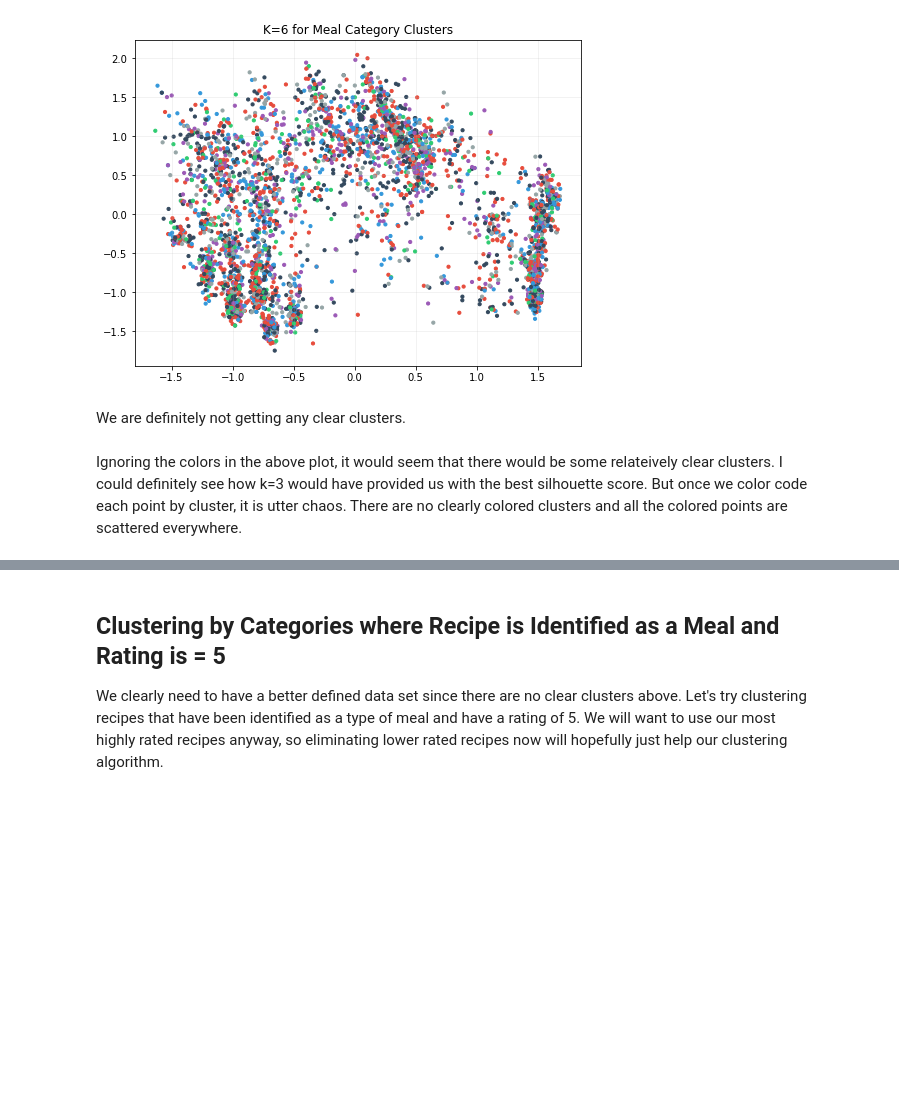
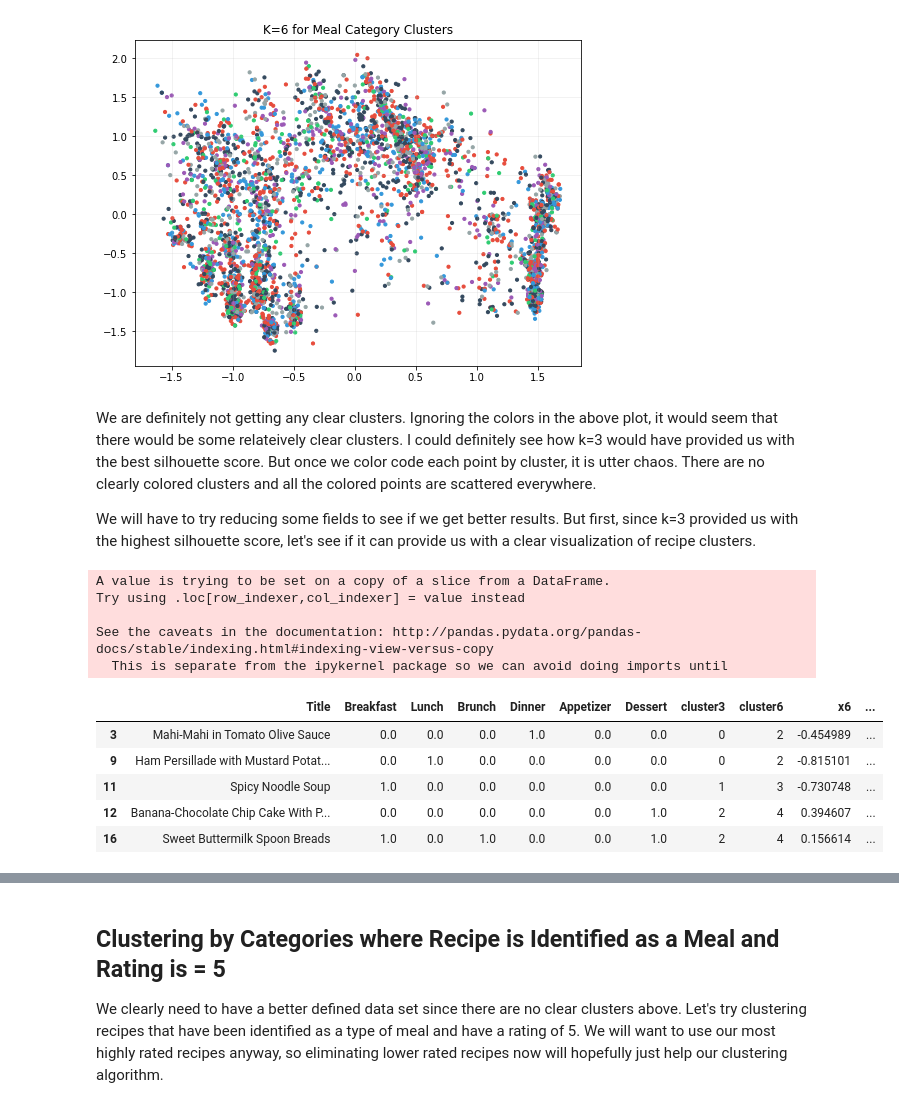
Before and after one commit to isabelvanzijl/Capstone-Project-2, a Jupyter notebook: Clustering.ipynb, the cells around one changed output, grey strips where cells are left out. Saved outputs shown, nothing was run; the diff lists cells and outputs as text; code cells hidden in the pictures; blank space fills up the shorter version.

```diff
--- a/Clustering.ipynb
+++ b/Clustering.ipynb
@@ -511,7 +528,28 @@ plt.title('K=6 for Meal Category Clusters')
 plt.grid(True, alpha=.2)
 # %% [output]
 [figure]
-# %% [markdown]
-We are definitely not getting any clear clusters.
 # %% [markdown]
-Ignoring the colors in the above plot, it would seem that there would be some relateively clear clusters. I could definitely see how k=3 would have provided us with the best silhouette score. But once we color code each point by cluster, it is utter chaos. There are no clearly colored clusters and all the colored points are scattered everywhere.
+We are definitely not getting any clear clusters. Ignoring the colors in the above plot, it would seem that there would be some relateively clear clusters. I could definitely see how k=3 would have provided us with the best silhouette score. But once we color code each point by cluster, it is utter chaos. There are no clearly colored clusters and all the colored points are scattered everywhere.
+
+We will have to try reducing some fields to see if we get better results. But first, since k=3 provided us with the highest silhouette score, let's see if it can provide us with a clear visualization of recipe clusters.
+# %%
+# build dataframe
+pca_df3 = pd.DataFrame(np.matrix(pca.fit_transform(categories_matrix_meals)), columns=['x','y'])
+clusters_meals_df['x3'], clusters_meals_df['y3'] = pca_df3.loc[:,'x'], pca_df.loc[:,'y']
+
+# initiate dictionary of cluster centers
+cluster_centers_3 = kmeans_3.cluster_centers_
+
+clusters_meals_df.head()
+# %% [output]
+A value is trying to be set on a copy of a slice from a DataFrame.
+Try using .loc[row_indexer,col_indexer] = value instead
+
+See the caveats in the documentation: http://pandas.pydata.org/pandas-docs/stable/indexing.html#indexing-view-versus-copy
+  This is separate from the ipykernel package so we can avoid doing imports until
+|  | Title | Breakfast | Lunch | Brunch | Dinner | Appetizer | Dessert | cluster3 | cluster6 | x6 | ... |
+| 3 | Mahi-Mahi in Tomato Olive Sauce | 0.0 | 0.0 | 0.0 | 1.0 | 0.0 | 0.0 | 0 | 2 | -0.454989 | ... |
+| 9 | Ham Persillade with Mustard Potat... | 0.0 | 1.0 | 0.0 | 0.0 | 0.0 | 0.0 | 0 | 2 | -0.815101 | ... |
+| 11 | Spicy Noodle Soup | 1.0 | 0.0 | 0.0 | 0.0 | 0.0 | 0.0 | 1 | 3 | -0.730748 | ... |
+| 12 | Banana-Chocolate Chip Cake With P... | 0.0 | 0.0 | 0.0 | 0.0 | 0.0 | 1.0 | 2 | 4 | 0.394607 | ... |
+| 16 | Sweet Buttermilk Spoon Breads | 1.0 | 0.0 | 1.0 | 0.0 | 0.0 | 1.0 | 2 | 4 | 0.156614 | ... |
```
Also changed, not shown: parts of 34 cells of this notebook.
